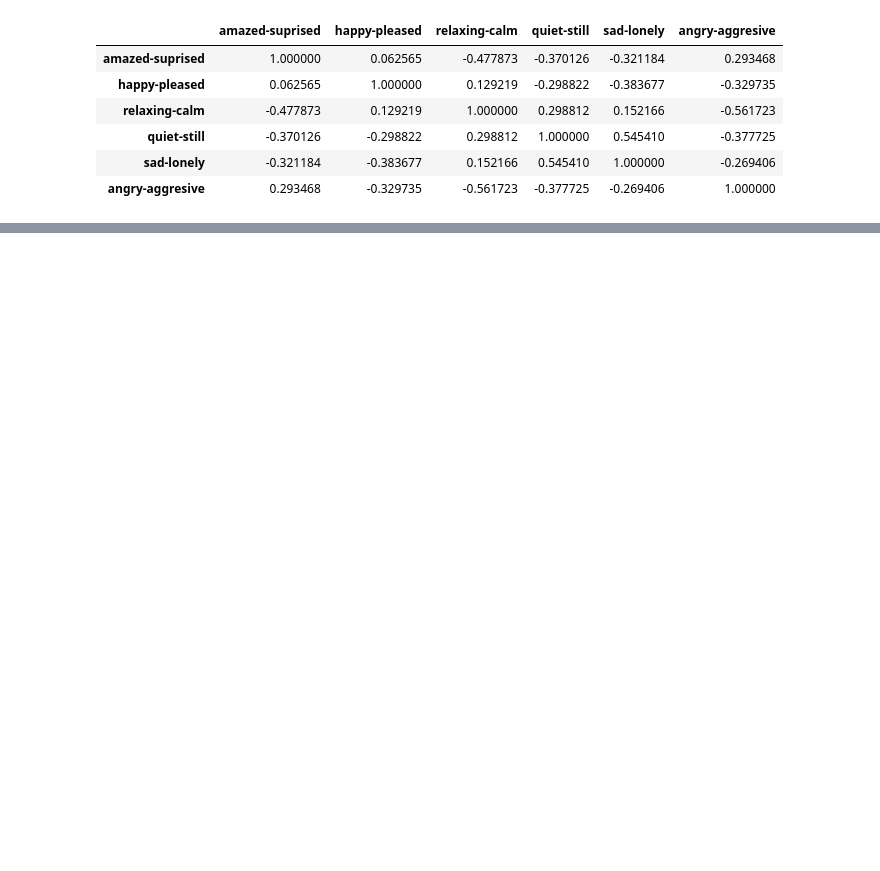
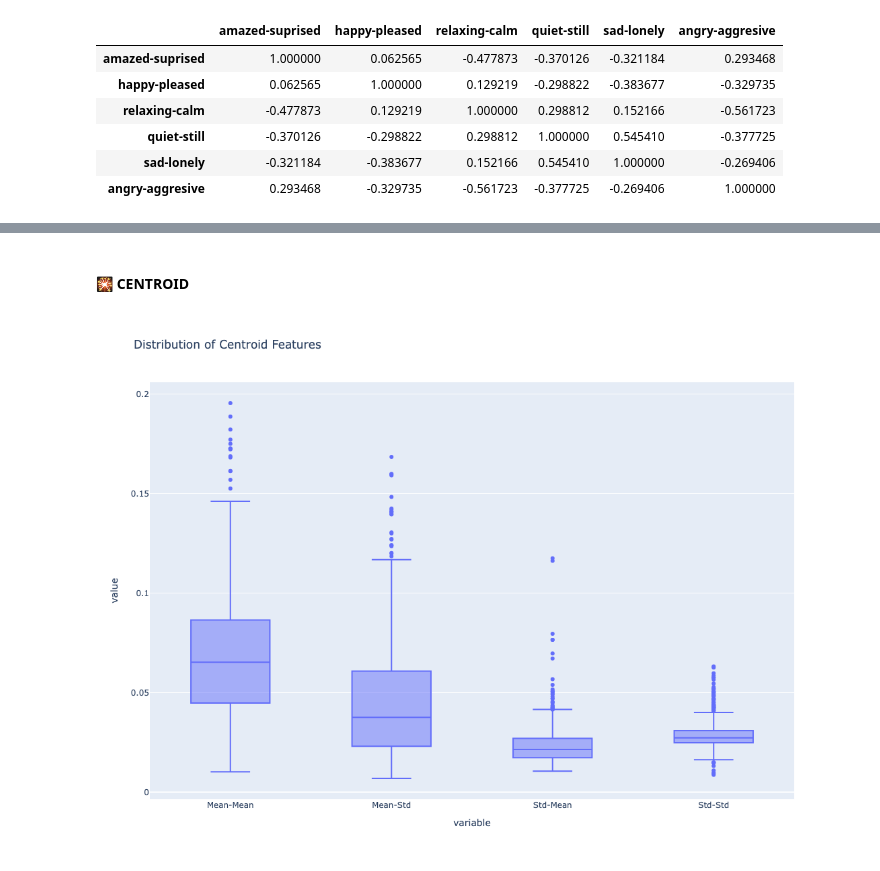
Before and after one commit to bayalams/multilabel-emotion-classification, a Jupyter notebook: 01_data_exploration.ipynb, the cells around one changed output, grey strips where cells are left out. Drawn from its saved outputs; the diff is of its cells as text; code cells hidden in the pictures; blank space fills up the shorter version.

```diff
--- a/01_data_exploration.ipynb
+++ b/01_data_exploration.ipynb
@@ -342,0 +651,6 @@ dtype: float64
+# %%
+centroid = df_emotions[centroid_cols]
+rolloff = df_emotions[rolloff_cols]
+flux = df_emotions[flux_cols]
+mfcc = df_emotions[mfcc_cols]
+bh = df_emotions[bh_cols]
@@ -342,0 +677,22 @@ dtype: float64
+# %% [markdown]
+#### 🎇 CENTROID
+# %%
+short_names = {
+    centroid.columns[0]: 'Mean-Mean',
+    centroid.columns[1]: 'Mean-Std',
+    centroid.columns[2]: 'Std-Mean',
+    centroid.columns[3]: 'Std-Std'
+}
+
+centroid_plot = centroid.rename(columns=short_names)
+
+
+fig = px.box(
+    centroid_plot,
+    title='Distribution of Centroid Features',
+    height=800
+)
+
+fig.show()
+# %% [output]
+[figure, added]
```
Also changed, not shown: parts of 44 cells of this notebook.
